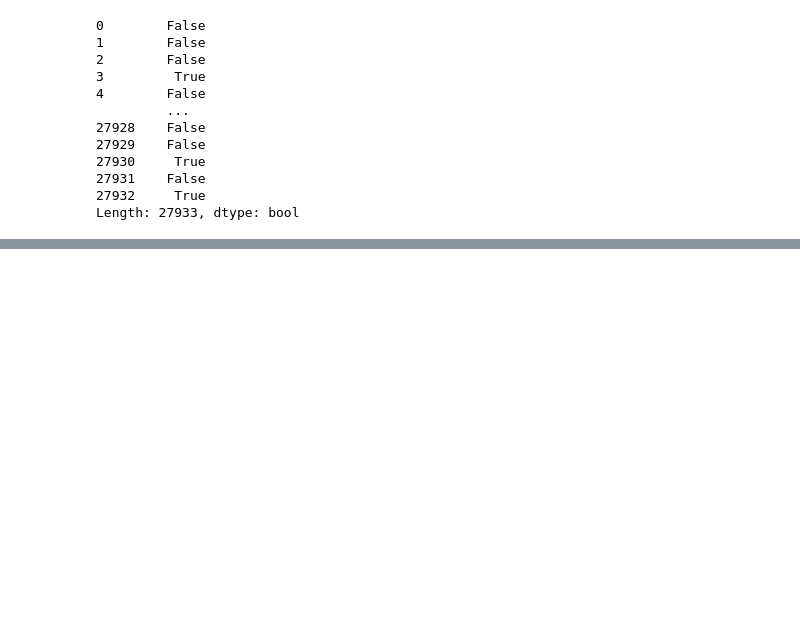
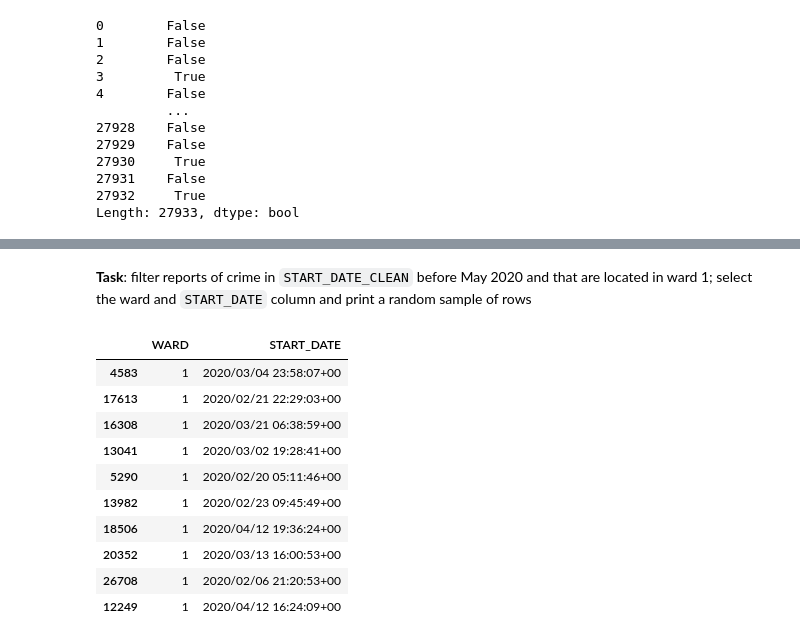
Before and after one commit to willermarth/QSS_Public, a Jupyter notebook: activities/solutions/00_pandas_datacleaning_full_solutions.ipynb, the cells around one changed output, grey strips where cells are left out. Saved outputs shown, nothing was run; the diff lists cells and outputs as text; code cells hidden in the pictures; blank space fills up the shorter version.

```diff
--- a/activities/solutions/00_pandas_datacleaning_class1.ipynb
+++ b/activities/solutions/00_pandas_datacleaning_full_solutions.ipynb
@@ -293,0 +366,17 @@ Length: 27933, dtype: bool
+# %% [markdown]
+**Task**: filter reports of crime in `START_DATE_CLEAN` before May 2020 and that are located in ward 1; select the ward and `START_DATE` column and print a random sample of rows
+# %%
+df1 = df[(df.START_DATE_CLEAN < "2020/05/01") & (df.WARD == 1)]
+df1[["WARD", "START_DATE"]].sample(10)
+# %% [output]
+|  | WARD | START_DATE |
+| 4583 | 1 | 2020/03/04 23:58:07+00 |
+| 17613 | 1 | 2020/02/21 22:29:03+00 |
+| 16308 | 1 | 2020/03/21 06:38:59+00 |
+| 13041 | 1 | 2020/03/02 19:28:41+00 |
+| 5290 | 1 | 2020/02/20 05:11:46+00 |
+| 13982 | 1 | 2020/02/23 09:45:49+00 |
+| 18506 | 1 | 2020/04/12 19:36:24+00 |
+| 20352 | 1 | 2020/03/13 16:00:53+00 |
+| 26708 | 1 | 2020/02/06 21:20:53+00 |
+| 12249 | 1 | 2020/04/12 16:24:09+00 |
```
Also changed, not shown: parts of 14 cells of this notebook, 2 other files.
